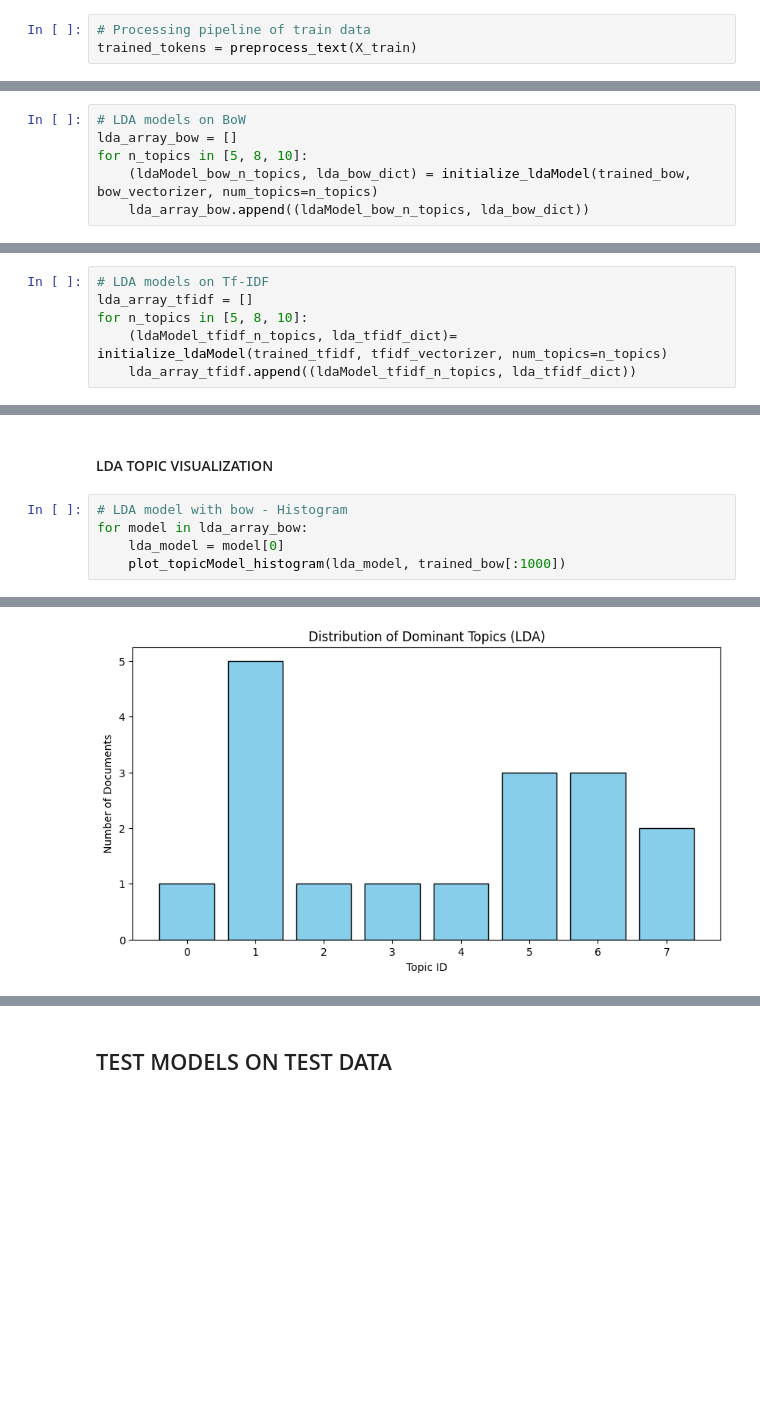
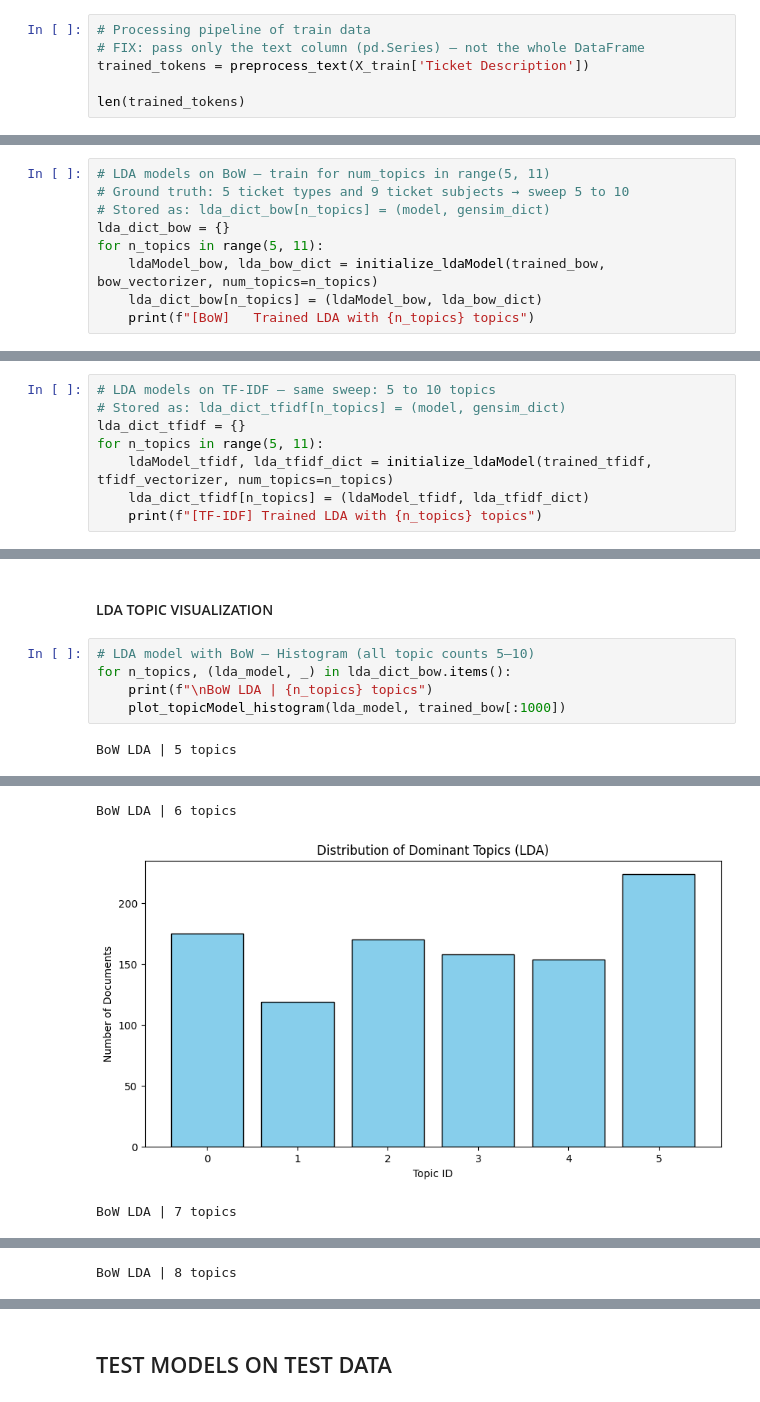
Before and after one commit to Thiruvel-AP/TextAnalytics, a Jupyter notebook: notebooks/04_pipeline/TopicModelling.ipynb, the cells around one changed output, grey strips where cells are left out. Cells and saved outputs as stored; diff of their text form; blank space fills up the shorter version.

```diff
--- a/notebooks/04_pipeline/TopicModelling.ipynb
+++ b/notebooks/04_pipeline/TopicModelling.ipynb
@@ -111,4 +116,7 @@ def preprocess_text(text_description: pd.Series):
     return tokens
 # %%
 # Processing pipeline of train data
-trained_tokens = preprocess_text(X_train)
+# FIX: pass only the text column (pd.Series) — not the whole DataFrame
+trained_tokens = preprocess_text(X_train['Ticket Description'])
+
+len(trained_tokens)
@@ -132,6 +142,9 @@ Building TF-IDF... shape: (17, 5)
 # %%
-# LDA models on BoW
-lda_array_bow = []
-for n_topics in [5, 8, 10]:
-    (ldaModel_bow_n_topics, lda_bow_dict) = initialize_ldaModel(trained_bow, bow_vectorizer, num_topics=n_topics)
-    lda_array_bow.append((ldaModel_bow_n_topics, lda_bow_dict))
+# LDA models on BoW — train for num_topics in range(5, 11)
+# Ground truth: 5 ticket types and 9 ticket subjects → sweep 5 to 10
+# Stored as: lda_dict_bow[n_topics] = (model, gensim_dict)
+lda_dict_bow = {}
+for n_topics in range(5, 11):
+    ldaModel_bow, lda_bow_dict = initialize_ldaModel(trained_bow, bow_vectorizer, num_topics=n_topics)
+    lda_dict_bow[n_topics] = (ldaModel_bow, lda_bow_dict)
+    print(f"[BoW]   Trained LDA with {n_topics} topics")
@@ -138,6 +158,8 @@ for n_topics in [5, 8, 10]:
 # %%
-# LDA models on Tf-IDF
-lda_array_tfidf = []
-for n_topics in [5, 8, 10]:
-    (ldaModel_tfidf_n_topics, lda_tfidf_dict)= initialize_ldaModel(trained_tfidf, tfidf_vectorizer, num_topics=n_topics)
-    lda_array_tfidf.append((ldaModel_tfidf_n_topics, lda_tfidf_dict))
+# LDA models on TF-IDF — same sweep: 5 to 10 topics
+# Stored as: lda_dict_tfidf[n_topics] = (model, gensim_dict)
+lda_dict_tfidf = {}
+for n_topics in range(5, 11):
+    ldaModel_tfidf, lda_tfidf_dict = initialize_ldaModel(trained_tfidf, tfidf_vectorizer, num_topics=n_topics)
+    lda_dict_tfidf[n_topics] = (ldaModel_tfidf, lda_tfidf_dict)
+    print(f"[TF-IDF] Trained LDA with {n_topics} topics")
@@ -178,8 +207,9 @@ display(topic_model.visualize_barchart(top_n_topics=10))
 # %% [markdown]
 #### LDA TOPIC VISUALIZATION
 # %%
-# LDA model with bow - Histogram
-for model in lda_array_bow:
-    lda_model = model[0]
+# LDA model with BoW — Histogram (all topic counts 5–10)
+for n_topics, (lda_model, _) in lda_dict_bow.items():
+    print(f"\nBoW LDA | {n_topics} topics")
     plot_topicModel_histogram(lda_model, trained_bow[:1000])
 # %% [output]
+BoW LDA | 5 topics
@@ -187 +217,3 @@ for model in lda_array_bow:
+BoW LDA | 6 topics
-[figure, old version]
+[figure, new version]
+BoW LDA | 7 topics
@@ -188,0 +221 @@ for model in lda_array_bow:
+BoW LDA | 8 topics
```
Also changed, not shown: parts of 25 cells of this notebook, 6 other files.
